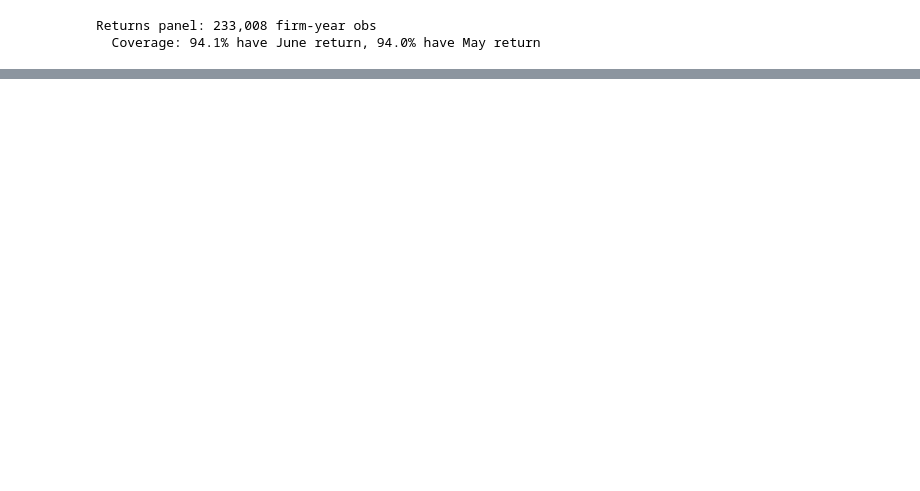
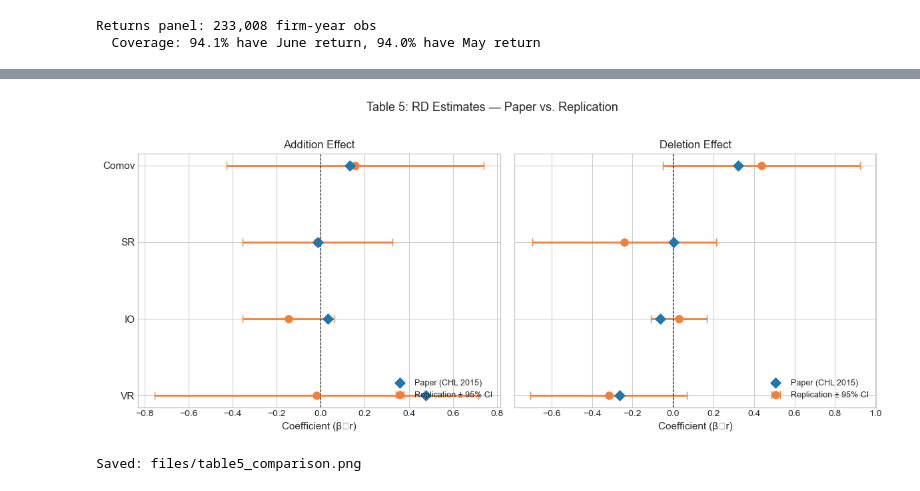
Before and after one commit to kennyr719/Regression-Discontinuity-and-the-Price-Effects-of-Stock-Market-Indexing-Replication, a Jupyter notebook: project.ipynb, the cells around one changed output, grey strips where cells are left out. Saved outputs shown, nothing was run; the diff lists cells and outputs as text; code cells hidden in the pictures; blank space fills up the shorter version.

```diff
--- a/project.ipynb
+++ b/project.ipynb
@@ -877,0 +1357,67 @@ Note: SR coverage is 2006–2024 only (Compustat data; CHL 2015 used
+# %%
+# ---------------------------------------------------------------------------
+# Figure: Table 5 — Coefficient Plot (Paper vs. Replication)
+#
+# Dot-and-whisker plot showing point estimates ± 1.96 SE for each Table 5
+# variable.  Paper estimates shown as reference markers.  A coefficient
+# plot is the standard way to visualise multiple RD estimates at once.
+# ---------------------------------------------------------------------------
+# Paper values (from Table 5 in CHL 2015)
+paper_t5 = {
+    "VR":    {"add": 0.478, "del": -0.263},
+    "IO":    {"add": 0.031, "del": -0.063},
+    "SR":    {"add": -0.013, "del": 0.003},
+    "Comov": {"add": 0.133, "del": 0.321},
+}
+
+# Replication values (re-use add_rep5 / del_rep5 from Table 5 cell above)
+t5_vars = [("vr_jun", "VR"), ("IO", "IO"), ("SR", "SR"), ("cov_jun", "Comov")]
+repl_t5 = {"add": {}, "del": {}}
+for col, label in t5_vars:
+    ar = fuzzy_rd_estimate(add_rep5, outcome=col, bandwidth=BANDWIDTH, year_fe=True)
+    dr = fuzzy_rd_estimate(del_rep5, outcome=col, bandwidth=BANDWIDTH, year_fe=True)
+    repl_t5["add"][label] = ar
+    repl_t5["del"][label] = dr
+
+fig, axes = plt.subplots(1, 2, figsize=(12, 5), sharey=True)
+
+for ax, side, side_label in [(axes[0], "add", "Addition"), (axes[1], "del", "Deletion")]:
+    var_labels = [v[1] for v in t5_vars]
+    y_pos = np.arange(len(var_labels))
+
+    # Replication estimates
+    coefs = []
+    cis = []
+    for label in var_labels:
+        res = repl_t5[side][label]
+        if res:
+            coefs.append(res["coef"])
+            cis.append(1.96 * res["se"])
+        else:
+            coefs.append(np.nan)
+            cis.append(0)
+
+    ax.errorbar(coefs, y_pos, xerr=cis, fmt="o", color="#F0803C",
+                markersize=8, capsize=4, linewidth=2, label="Replication ± 95% CI")
+
+    # Paper estimates as reference diamonds
+    paper_vals = [paper_t5[label][side] for label in var_labels]
+    ax.scatter(paper_vals, y_pos, marker="D", color="#2176AE", s=60,
+               zorder=5, label="Paper (CHL 2015)")
+
+    ax.axvline(0, color="k", linewidth=0.8, linestyle="--")
+    ax.set_yticks(y_pos)
+    ax.set_yticklabels(var_labels, fontsize=11)
+    ax.set_xlabel("Coefficient (β₀r)", fontsize=11)
+    ax.set_title(f"{side_label} Effect", fontsize=12)
+    ax.legend(fontsize=9, loc="lower right")
+    ax.invert_yaxis()
+
+fig.suptitle("Table 5: RD Estimates — Paper vs. Replication", fontsize=13, y=1.02)
+fig.tight_layout()
+fig.savefig("files/table5_comparison.png", dpi=150, bbox_inches="tight")
+plt.show()
+print("Saved: files/table5_comparison.png")
+# %% [output]
+[figure, added]
+Saved: files/table5_comparison.png
```
Also changed, not shown: parts of 51 cells of this notebook, 29 other files.
